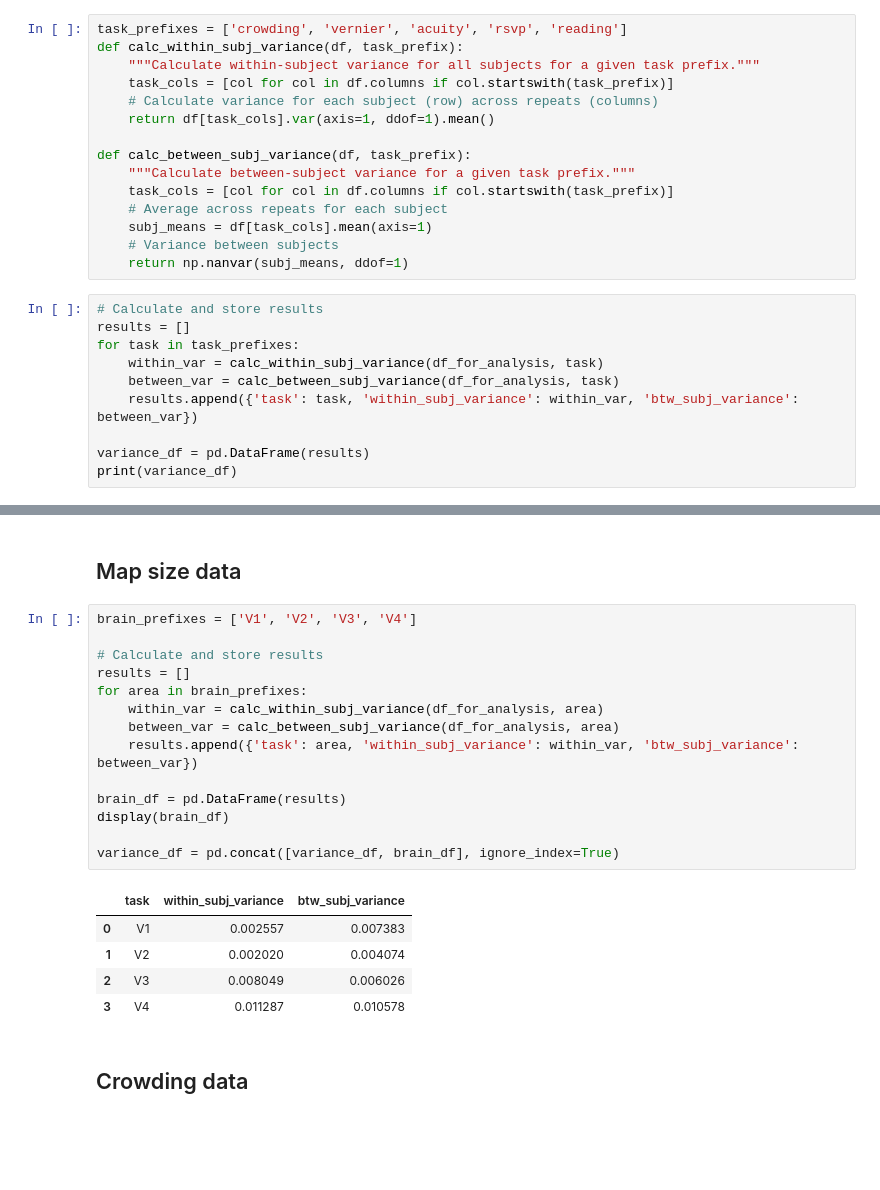
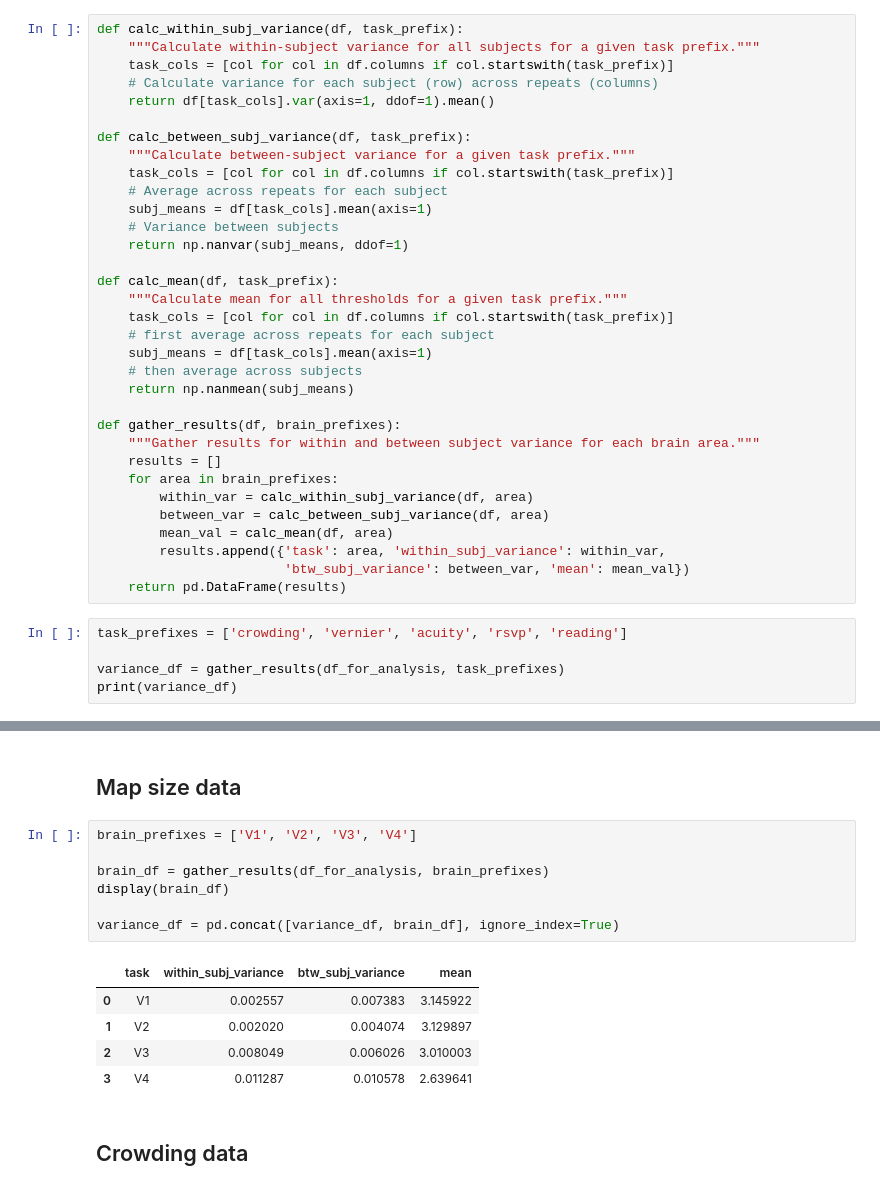
Before and after one commit to fh986/crowding-individual-difference, a Jupyter notebook: compute_var.ipynb, the cells around one changed output, grey strips where cells are left out. Cells and saved outputs as stored; diff of their text form; blank space fills up the shorter version.

Commit message:
updated calculations for the mean

```diff
--- a/compute_var.ipynb
+++ b/compute_var.ipynb
@@ -400,7 +400,6 @@ Index(['prolificID', 'crowding_avg_block1', 'crowding_avg_block2',
        'rsvp_foveal_log_block1', 'rsvp_foveal_log_block2'],
       dtype='object')
 # %%
-task_prefixes = ['crowding', 'vernier', 'acuity', 'rsvp', 'reading']
 def calc_within_subj_variance(df, task_prefix):
     """Calculate within-subject variance for all subjects for a given task prefix."""
     task_cols = [col for col in df.columns if col.startswith(task_prefix)]
@@ -414,14 +413,28 @@ def calc_between_subj_variance(df, task_prefix):
     subj_means = df[task_cols].mean(axis=1)
     # Variance between subjects
     return np.nanvar(subj_means, ddof=1)
+
+def calc_mean(df, task_prefix):
+    """Calculate mean for all thresholds for a given task prefix."""
+    task_cols = [col for col in df.columns if col.startswith(task_prefix)]
+    # first average across repeats for each subject
+    subj_means = df[task_cols].mean(axis=1)
+    # then average across subjects
+    return np.nanmean(subj_means)
+
+def gather_results(df, brain_prefixes):
+    """Gather results for within and between subject variance for each brain area."""
+    results = []
+    for area in brain_prefixes:
+        within_var = calc_within_subj_variance(df, area)
+        between_var = calc_between_subj_variance(df, area)
+        mean_val = calc_mean(df, area)
+        results.append({'task': area, 'within_subj_variance': within_var,
+                        'btw_subj_variance': between_var, 'mean': mean_val})
+    return pd.DataFrame(results)
 # %%
-# Calculate and store results
-results = []
-for task in task_prefixes:
-    within_var = calc_within_subj_variance(df_for_analysis, task)
-    between_var = calc_between_subj_variance(df_for_analysis, task)
-    results.append({'task': task, 'within_subj_variance': within_var, 'btw_subj_variance': between_var})
+task_prefixes = ['crowding', 'vernier', 'acuity', 'rsvp', 'reading']
 
-variance_df = pd.DataFrame(results)
+variance_df = gather_results(df_for_analysis, task_prefixes)
 print(variance_df)
 # %% [output]
@@ -532,23 +545,16 @@ df_for_analysis = natCom_data_log.copy()
 # %%
 brain_prefixes = ['V1', 'V2', 'V3', 'V4']
 
-# Calculate and store results
-results = []
-for area in brain_prefixes:
-    within_var = calc_within_subj_variance(df_for_analysis, area)
-    between_var = calc_between_subj_variance(df_for_analysis, area)
-    results.append({'task': area, 'within_subj_variance': within_var, 'btw_subj_variance': between_var})
-
-brain_df = pd.DataFrame(results)
+brain_df = gather_results(df_for_analysis, brain_prefixes)
 display(brain_df)
 
 variance_df = pd.concat([variance_df, brain_df], ignore_index=True)
 # %% [output]
-|  | task | within_subj_variance | btw_subj_variance |
-| 0 | V1 | 0.002557 | 0.007383 |
-| 1 | V2 | 0.002020 | 0.004074 |
-| 2 | V3 | 0.008049 | 0.006026 |
-| 3 | V4 | 0.011287 | 0.010578 |
+|  | task | within_subj_variance | btw_subj_variance | mean |
+| 0 | V1 | 0.002557 | 0.007383 | 3.145922 |
+| 1 | V2 | 0.002020 | 0.004074 | 3.129897 |
+| 2 | V3 | 0.008049 | 0.006026 | 3.010003 |
+| 3 | V4 | 0.011287 | 0.010578 | 2.639641 |
 # %% [markdown]
 ## Crowding data
 # %%
```
Also changed, not shown: parts of 2 cells of this notebook.
